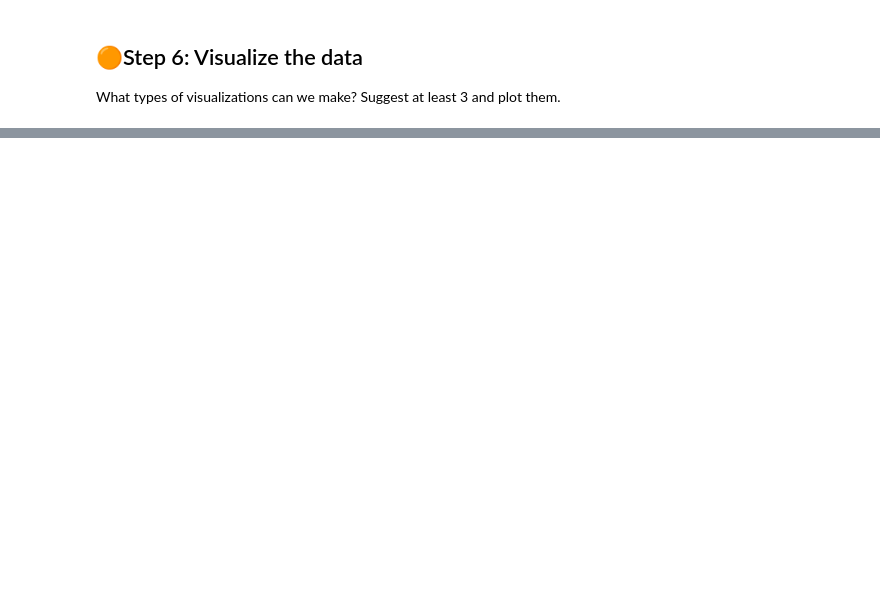
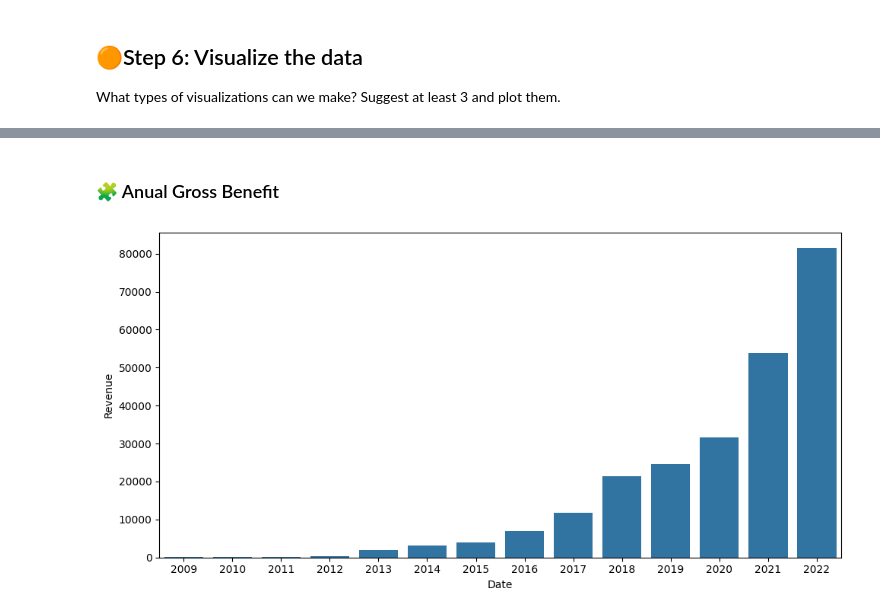
Before and after one commit to mvlarra/web-scraping-project-tutorial, a Jupyter notebook: src/explore.es.ipynb, the cells around one changed output, grey strips where cells are left out. Cells and saved outputs as stored; diff of their text form; code cells hidden in the pictures; blank space fills up the shorter version.

```diff
--- a/src/explore.es.ipynb
+++ b/src/explore.es.ipynb
@@ -426,0 +468,25 @@ What types of visualizations can we make? Suggest at least 3 and plot them.
+# %% [markdown]
+### 🧩 Anual Gross Benefit
+# %%
+fig, axis = plt.subplots(figsize = (10, 5))
+    # Crea la figura y el eje para el gráfico.
+    # figsize=(10, 5): Define el tamaño del gráfico.
+
+df_tesla_revenue["Date"] = pd.to_datetime(df_tesla_revenue["Date"])
+    #Convierte la columna "Date" a formato datetime.
+    #Esto permite hacer operaciones de tiempo como agrupar por año.
+
+df_tesla_revenue_yearly = df_tesla_revenue.groupby(df_tesla_revenue["Date"].dt.year)[["Revenue"]].sum().reset_index()
+    # Agrupa los datos por año (df_tesla_revenue["Date"].dt.year).
+    # Aplica .sum() para sumar los valores dentro de cada año.
+    # [["Revenue"]]: Especifica que solo la columna "Revenue" debe sumarse, ignorando "Date".
+
+sns.barplot(data = df_tesla_revenue_yearly[df_tesla_revenue_yearly["Date"] < 2023], x = "Date", y = "Revenue")
+    # Filtra los datos para excluir los años 2023 en adelante.
+    # Crea un gráfico de barras con Seaborn.
+
+# Ajusta los márgenes del gráfico y lo muestra:
+plt.tight_layout()
+plt.show()
+# %% [output]
+[figure, added]
```
Also changed, not shown: parts of 14 cells of this notebook, 2 other files.
